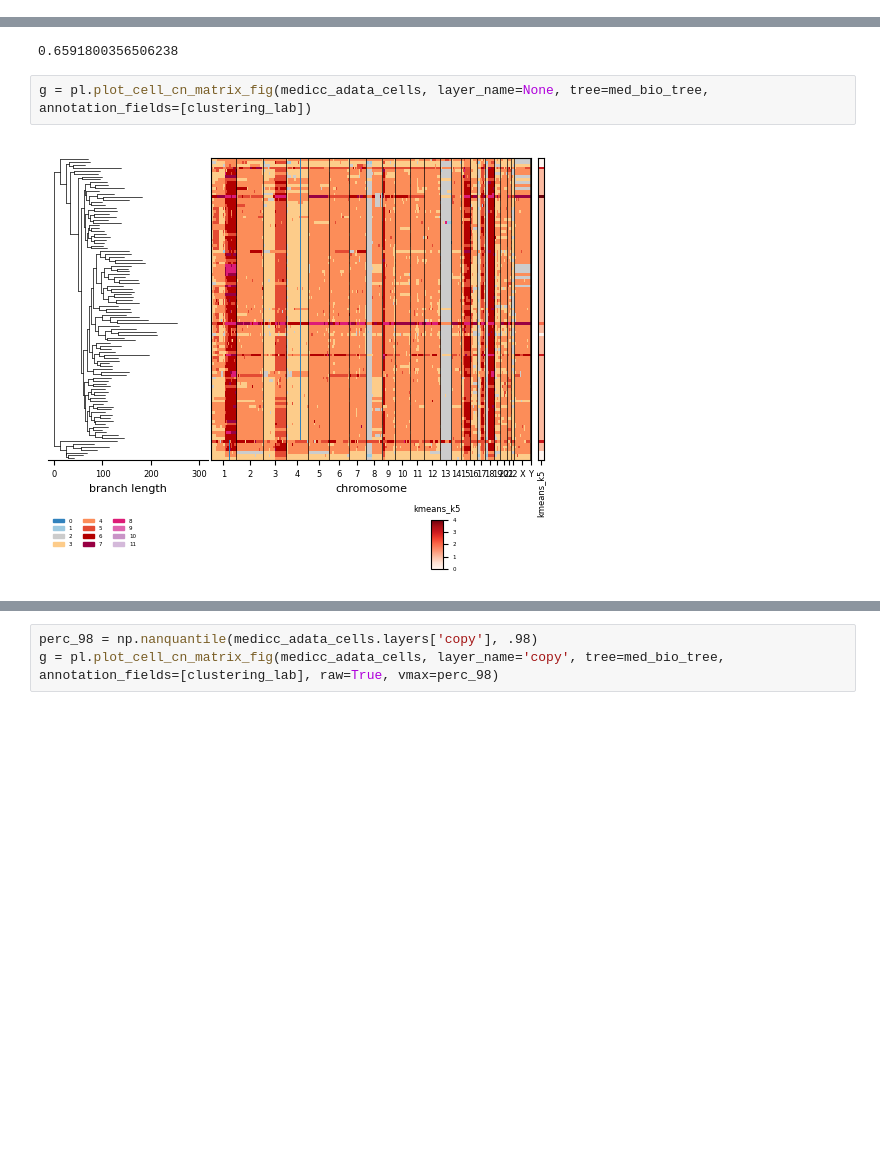
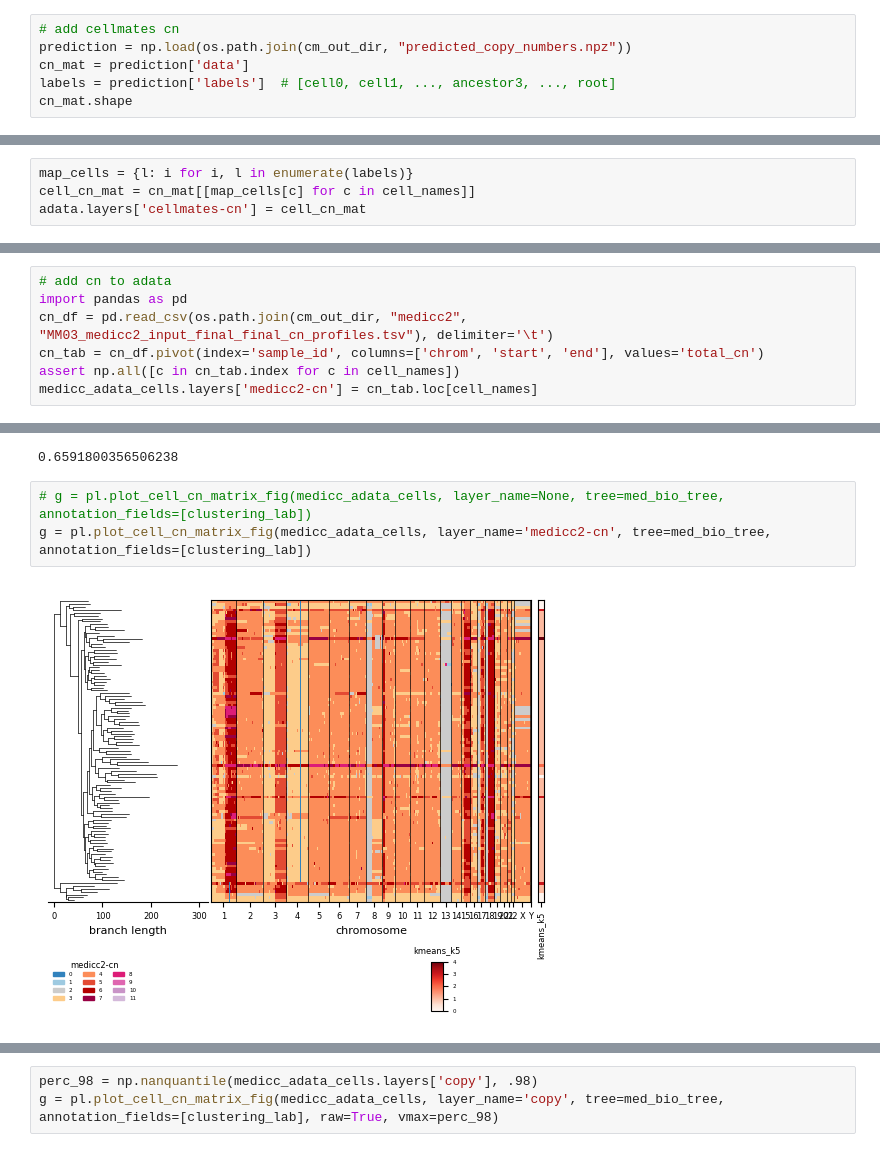
Before and after one commit to wxx20020407/cellmates_speedup, a Jupyter notebook: scripts/mm03.ipynb, the cells around one changed output, grey strips where cells are left out. Drawn from its saved outputs; the diff is of its cells as text; blank space fills up the shorter version.

```diff
--- a/scripts/mm03.ipynb
+++ b/scripts/mm03.ipynb
@@ -233,2 +236,8 @@ print(cell_names, adata[cell_names].obs.index.tolist())
 105 105
 ['AAACGGGGTGGCAAAC-1', 'AAACGGGTCGCTAGTA-1', 'AAAGATGTCGTAAGGG-1', 'AACCGCGTCAGATGTC-1', 'AAGGCAGGTAGTCAAA-1', 'ACACCGGAGACAGGCT-1', 'ACCAGTATCCATTTGT-1', 'ACCGTAATCAATAGGA-1', 'ACGAGGACAGCGCATC-1', ' ...
+# %%
+# add cellmates cn
+prediction = np.load(os.path.join(cm_out_dir, "predicted_copy_numbers.npz"))
+cn_mat = prediction['data']
+labels = prediction['labels']  # [cell0, cell1, ..., ancestor3, ..., root]
+cn_mat.shape
@@ -235,3 +246,7 @@ print(cell_names, adata[cell_names].obs.index.tolist())
+# %%
+map_cells = {l: i for i, l in enumerate(labels)}
+cell_cn_mat = cn_mat[[map_cells[c] for c in cell_names]]
+adata.layers['cellmates-cn'] = cell_cn_mat
 # %%
 # clustering_lab = 'leiden_r0.5'
 clustering_lab = 'kmeans_k5'
@@ -267,6 +288,13 @@ AnnData object with n_obs × n_vars = 105 × 5298
     var: 'chrom', 'start', 'end'
     uns: 'medicc2_pairwise_distances', 'medicc2_summary', 'medicc2_tree_newick'
     layers: 'copy'
+# %%
+# add cn to adata
+import pandas as pd
+cn_df = pd.read_csv(os.path.join(cm_out_dir, "medicc2", "MM03_medicc2_input_final_final_cn_profiles.tsv"), delimiter='\t')
+cn_tab = cn_df.pivot(index='sample_id', columns=['chrom', 'start', 'end'], values='total_cn')
+assert np.all([c in cn_tab.index for c in cell_names])
+medicc_adata_cells.layers['medicc2-cn'] = cn_tab.loc[cell_names]
 # %%
 medicc_adata_cells.var['chr'] = medicc_adata_cells.var['chrom']
 #manipulate chr
@@ -292,6 +320,7 @@ med_f1_score
 # %% [output]
 0.6591800356506238
 # %%
-g = pl.plot_cell_cn_matrix_fig(medicc_adata_cells, layer_name=None, tree=med_bio_tree, annotation_fields=[clustering_lab])
+# g = pl.plot_cell_cn_matrix_fig(medicc_adata_cells, layer_name=None, tree=med_bio_tree, annotation_fields=[clustering_lab])
+g = pl.plot_cell_cn_matrix_fig(medicc_adata_cells, layer_name='medicc2-cn', tree=med_bio_tree, annotation_fields=[clustering_lab])
 # %% [output]
-[figure, old version]
+[figure, new version]
```
Also changed, not shown: parts of 17 cells of this notebook.
